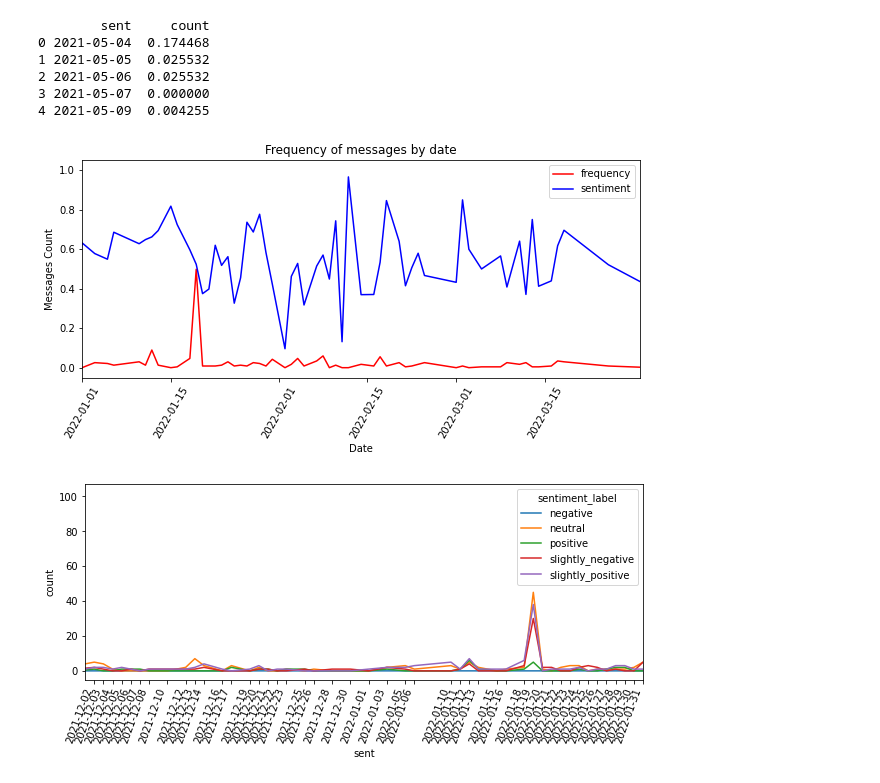
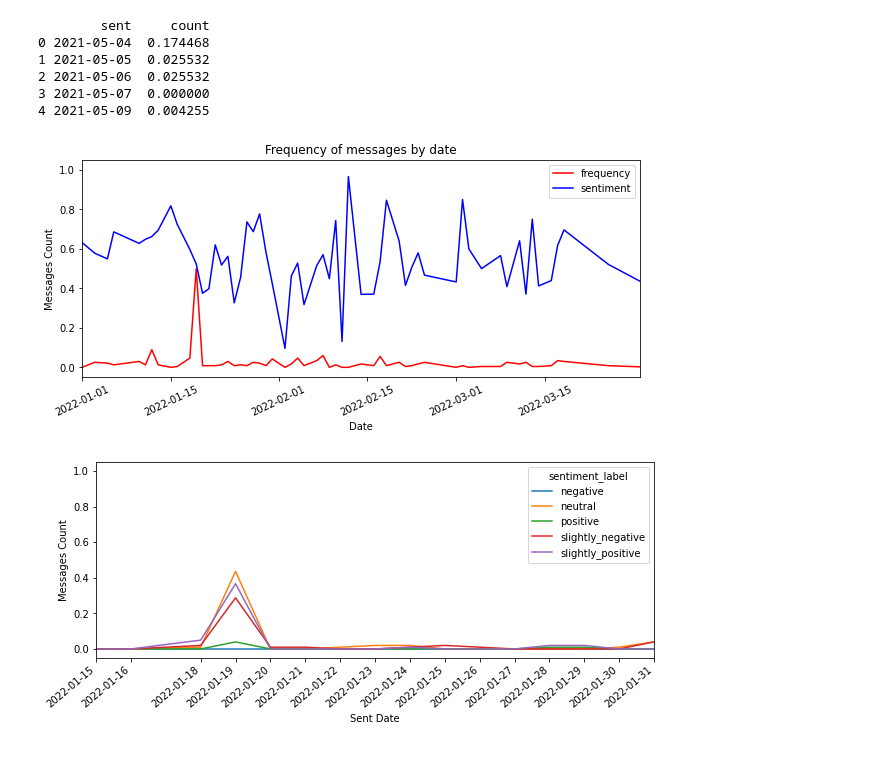
Before and after one commit to muriloarelhano/trabalho-mrs, a Jupyter notebook: main.ipynb, the cells around one changed output. Saved outputs shown, nothing was run; the diff lists cells and outputs as text; code cells hidden in the pictures.

```diff
--- a/main.ipynb
+++ b/main.ipynb
@@ -83,6 +83,9 @@ negative_messages_count_df = messages_df[messages_df.sentiment == 'neg'].groupby
 
 messages_testzada = messages_df.groupby(['sent', 'sentiment_label'])[
     'sentiment_label'].count().reset_index(name="count")
+
+messages_testzada['count'] = pd.DataFrame(scaler.fit_transform(
+    messages_testzada['count'].values.reshape(-1, 1)))
 
 # Fequency
 frequency_df = messages_df.groupby(
@@ -107,30 +110,30 @@ sentiment_df = messages_df.groupby(messages_df['sent'])[
 # %%
 plt.figure(figsize=(10, 4))
 
 # Plotting both the curves simultaneously
 plt.plot(frequency_df['sent'],
          frequency_df['count'], color='r', label='frequency')
 plt.plot(sentiment_df['sent'],
          sentiment_df['pos'], color='b', label='sentiment')
 
 # Naming the x-axis, y-axis and the whole graph
 plt.xlabel("Date")
 plt.ylabel("Messages Count")
 plt.title("Frequency of messages by date")
-plt.xticks(rotation=60)
+plt.xticks(rotation=25)
 
 plt.xlim(datetime.date(2022, 1, 1), datetime.date(2022, 3, 30))
 
 # Adding legend, which helps us recognize the curve according to it's color
 plt.legend()
 
 # To load the display window
 plt.show()
 # %% [output]
-[figure, old version]
+[figure, new version]
 # %%
 table = pd.pivot_table(messages_testzada, values='count', index=['sent'], columns=['sentiment_label'], fill_value=0)
 
-ax = table.plot(xticks=table.index, ylabel='count',figsize=(10,4), rot=70, xlim=[datetime.date(2021, 12, 1), datetime.date(2022, 1, 31)])
+ax = table.plot(xticks=table.index, ylabel='Messages Count', xlabel="Sent Date" ,figsize=(10,4), rot=40, xlim=[datetime.date(2022, 1, 15), datetime.date(2022, 1, 31)])
 # %% [output]
-[figure, old version]
+[figure, new version]
```
